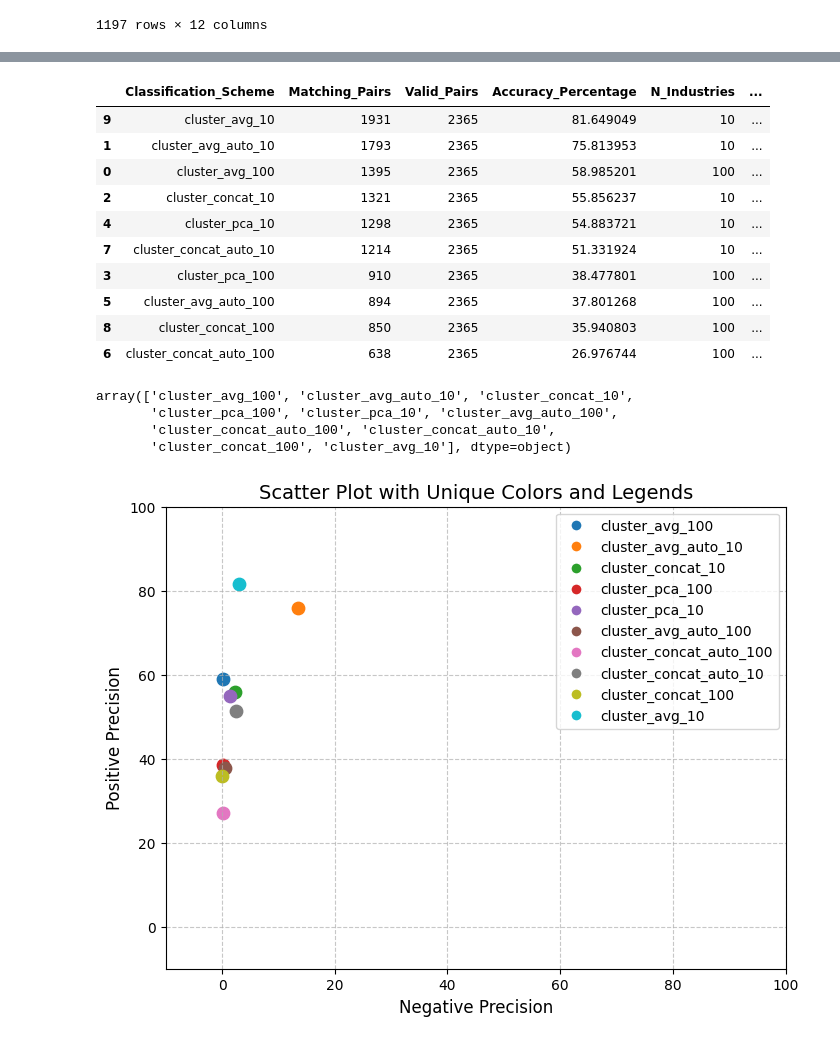
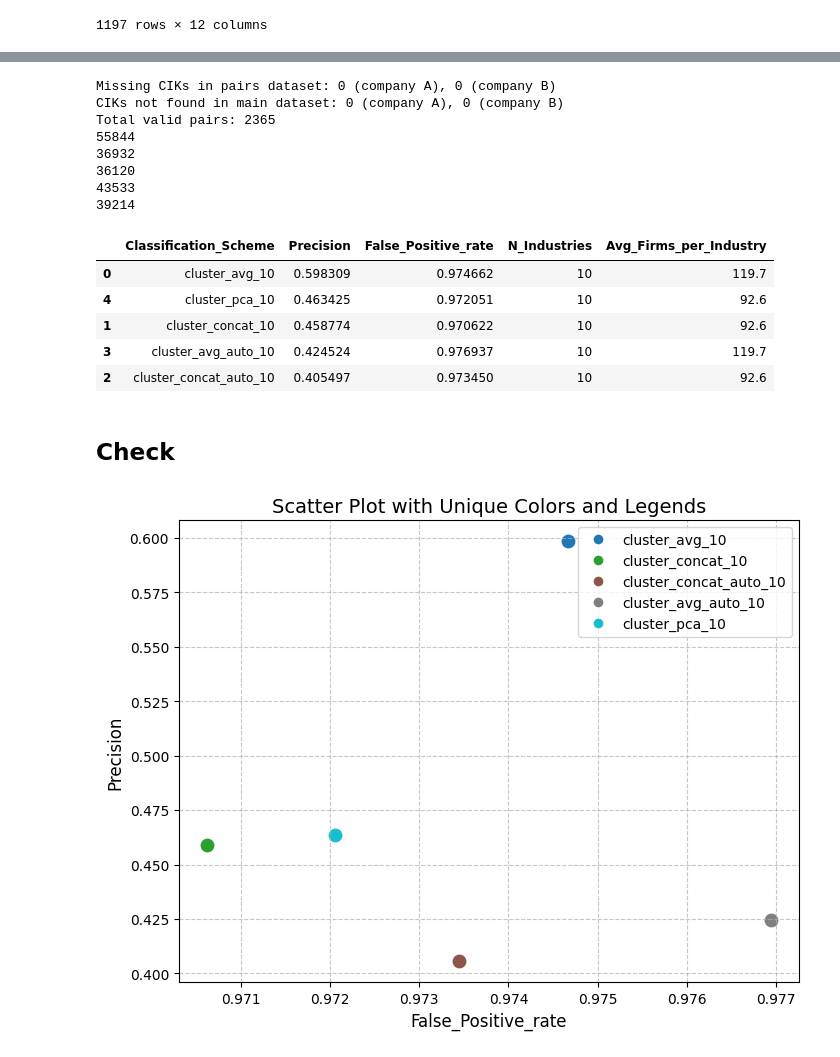
Before and after one commit to GruelFoam/CP3106, a Jupyter notebook: 4 text fusion/pair_evaluation.ipynb, the cells around one changed output, grey strips where cells are left out. Drawn from its saved outputs; the diff is of its cells as text; code cells hidden in the pictures.

Commit message:
Add a new pair evaluation method

```diff
--- a/4 text fusion/pair_evaluation.ipynb
+++ b/4 text fusion/pair_evaluation.ipynb
@@ -75,6 +79,6 @@ dissimilar_df = pd.read_csv(data_root + "dissimilar_pairs_2021.csv")
 similar_df = pd.read_csv(data_root + "pairs_gpt_competitors_2021.csv")
 # %%
-classification_columns = set(merged_df.columns) - {'CIK', 'tic'}
-dissimilar_df_results = evaluate_all_classifications(dissimilar_df, merged_df, classification_columns)
-similar_df_results = evaluate_all_classifications(similar_df, merged_df, classification_columns)
+classification_columns_10 = {"cluster_avg_10", "cluster_concat_10", "cluster_pca_10", "cluster_avg_auto_10", "cluster_concat_auto_10"}
+# dissimilar_df_results = evaluate_all_classifications(dissimilar_df, merged_df, classification_columns_10)
+similar_df_results = evaluate_all_classifications(similar_df, merged_df, classification_columns_10)
 # %% [output]
@@ -101,62 +88,60 @@ dissimilar_df_results.sort_values('Accuracy_Percentage')
 # %%
-similar_df_results.sort_values('Accuracy_Percentage', ascending=False)
+similar_df_results = precision_and_false_positive(similar_df, merged_df, classification_columns_10, 70)
+similar_df_results.sort_values('Precision', ascending=False)
 # %% [output]
+Missing CIKs in pairs dataset: 0 (company A), 0 (company B)
+CIKs not found in main dataset: 0 (company A), 0 (company B)
+Total valid pairs: 2365
+55844
+36932
+36120
+43533
+39214
-|  | Classification_Scheme | Matching_Pairs | Valid_Pairs | Accuracy_Percentage | N_Industries | ... |
-| 9 | cluster_avg_10 | 1931 | 2365 | 81.649049 | 10 | ... |
-| 1 | cluster_avg_auto_10 | 1793 | 2365 | 75.813953 | 10 | ... |
-| 0 | cluster_avg_100 | 1395 | 2365 | 58.985201 | 100 | ... |
-| 2 | cluster_concat_10 | 1321 | 2365 | 55.856237 | 10 | ... |
-| 4 | cluster_pca_10 | 1298 | 2365 | 54.883721 | 10 | ... |
-| 7 | cluster_concat_auto_10 | 1214 | 2365 | 51.331924 | 10 | ... |
-| 3 | cluster_pca_100 | 910 | 2365 | 38.477801 | 100 | ... |
-| 5 | cluster_avg_auto_100 | 894 | 2365 | 37.801268 | 100 | ... |
-| 8 | cluster_concat_100 | 850 | 2365 | 35.940803 | 100 | ... |
-| 6 | cluster_concat_auto_100 | 638 | 2365 | 26.976744 | 100 | ... |
+|  | Classification_Scheme | Precision | False_Positive_rate | N_Industries | Avg_Firms_per_Industry |
+| 0 | cluster_avg_10 | 0.598309 | 0.974662 | 10 | 119.7 |
+| 4 | cluster_pca_10 | 0.463425 | 0.972051 | 10 | 92.6 |
+| 1 | cluster_concat_10 | 0.458774 | 0.970622 | 10 | 92.6 |
+| 3 | cluster_avg_auto_10 | 0.424524 | 0.976937 | 10 | 119.7 |
+| 2 | cluster_concat_auto_10 | 0.405497 | 0.973450 | 10 | 92.6 |
-# %%
-name = dissimilar_df_results['Classification_Scheme'].values
-name
-# %% [output]
-array(['cluster_avg_100', 'cluster_avg_auto_10', 'cluster_concat_10',
-       'cluster_pca_100', 'cluster_pca_10', 'cluster_avg_auto_100',
-       'cluster_concat_auto_100', 'cluster_concat_auto_10',
-       'cluster_concat_100', 'cluster_avg_10'], dtype=object)
+# %% [markdown]
+## Check
 # %%
 # Sample Data (Replace with your actual data)
-possitive_prec = similar_df_results['Accuracy_Percentage']
-negative_prec = dissimilar_df_results['Accuracy_Percentage']
-names = dissimilar_df_results['Classification_Scheme'].values
+possitive_prec = similar_df_results['Precision']
+negative_prec = similar_df_results['False_Positive_rate']
+names = similar_df_results['Classification_Scheme'].values
 
 # Generate a unique color for each point
 colors = plt.cm.get_cmap('tab10', len(names)).colors  # Use 'tab10' colormap for distinct colors
 
 # Create figure
 plt.figure(figsize=(8, 6))
 
 # Dictionary to track labels for legend
 legend_labels = {}
 
 # Plot each point separately with a unique color
 for i, name in enumerate(names):
     color = colors[i % len(colors)]  # Cycle through colors if there are more points than colors
     plt.scatter(negative_prec[i], possitive_prec[i], color=color, label=name, s=80)
 
     # Add label to legend only if not already added
     if name not in legend_labels:
         legend_labels[name] = plt.Line2D([0], [0], marker='o', color='w', markerfacecolor=color, markersize=8)
 
 # Add title and labels
 plt.title('Scatter Plot with Unique Colors and Legends', fontsize=14)
-plt.ylabel('Positive Precision', fontsize=12)
-plt.xlabel('Negative Precision', fontsize=12)
+plt.ylabel('Precision', fontsize=12)
+plt.xlabel('False_Positive_rate', fontsize=12)
 
 # Show legend
 plt.legend(handles=legend_labels.values(), labels=legend_labels.keys(), loc='best')
 
-plt.xlim(-10, 100)  # Set x-axis range from 0 to 100
-plt.ylim(-10, 100)  # Set y-axis range from 0 to 100
+# plt.xlim(0, 1)  # Set x-axis range from 0 to 100
+# plt.ylim(0, 1)  # Set y-axis range from 0 to 100
 
 # Show grid and plot
 plt.grid(True, linestyle='--', alpha=0.7)
 plt.show()
 # %% [output]
-[figure, old version]
+[figure, new version]
```
Also changed, not shown: parts of 5 cells of this notebook, 13 other files.
